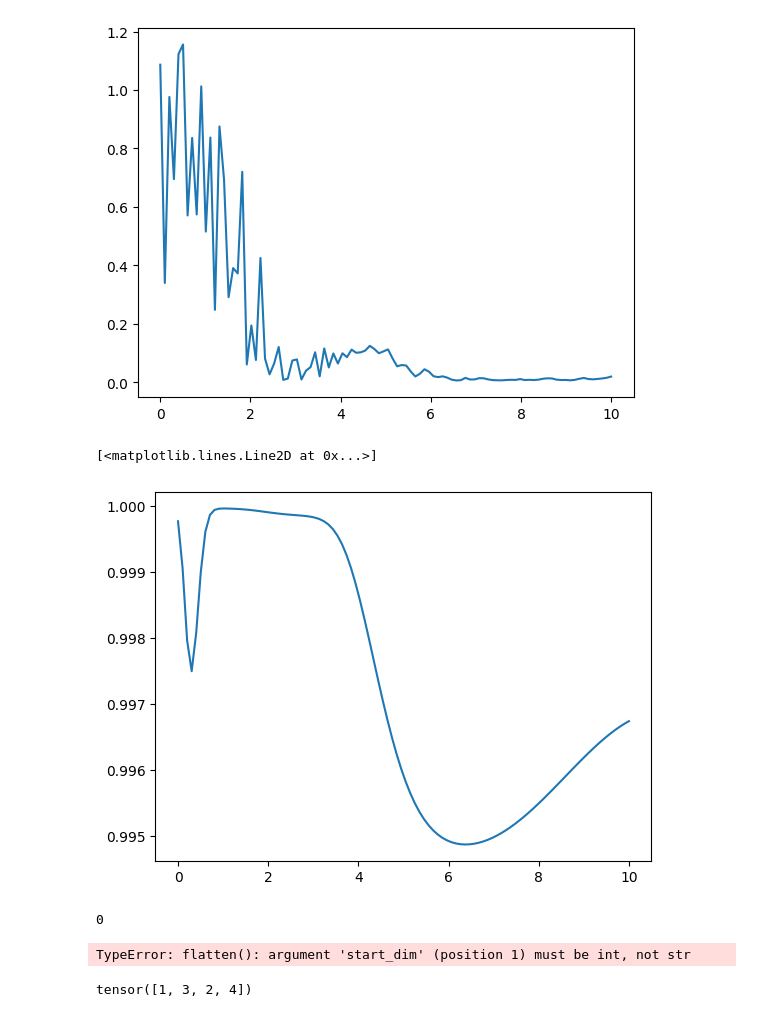
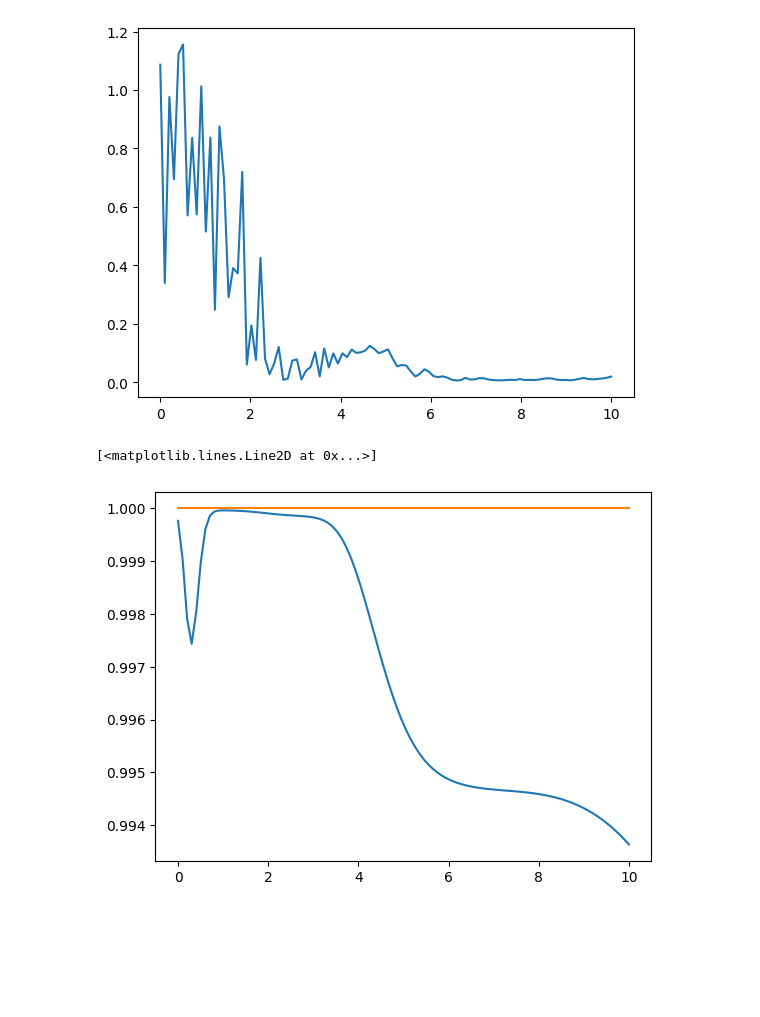
Before and after one commit to honglizhaobob/dl-hidimuq, a Jupyter notebook: code/LinearOscillator/python/PINF.ipynb, the cells around one changed output. Cells and saved outputs as stored; diff of their text form; code cells hidden in the pictures; blank space fills up the shorter version.

```diff
--- a/code/LinearOscillator/python/PINF.ipynb
+++ b/code/LinearOscillator/python/PINF.ipynb
@@ -74,12 +72,9 @@ plt.plot(t_sample, l2_rel_err)
 [figure]
 # %%
 # test tNF mass preservation over time
-mass_over_time = np.sum(prediction*dx, 1)
+mass_over_time = np.trapz(prediction, x_sample)
 plt.plot(t_sample, mass_over_time)
+plt.plot(t_sample, np.ones_like(t_sample))
 # %% [output]
 [<matplotlib.lines.Line2D at 0x...>]
-[figure, old version]
+[figure, new version]
-# %%
-np.sum((prediction<0.0))
-# %% [output]
-0
@@ -90,8 +80,0 @@ test = torch.tensor(prediction)
-# %%
-test.flatten("F")
-# %% [output]
-TypeError: flatten(): argument 'start_dim' (position 1) must be int, not str
-# %%
-torch.tensor([[1,2],[3,4]]).T.flatten()
-# %% [output]
-tensor([1, 3, 2, 4])
```
Also changed, not shown: parts of 20 cells of this notebook, 5 other files.
